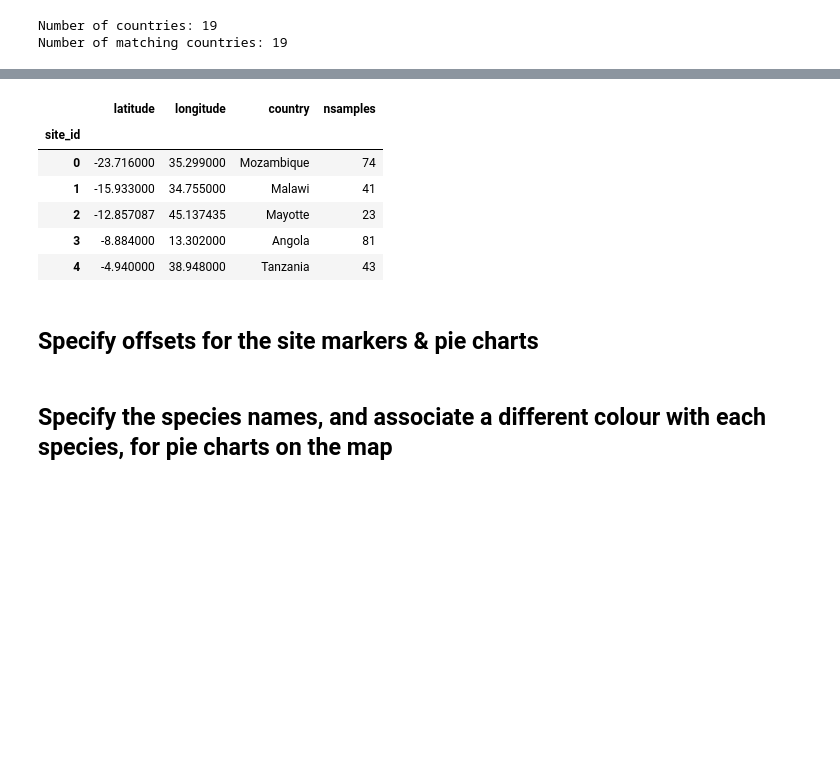
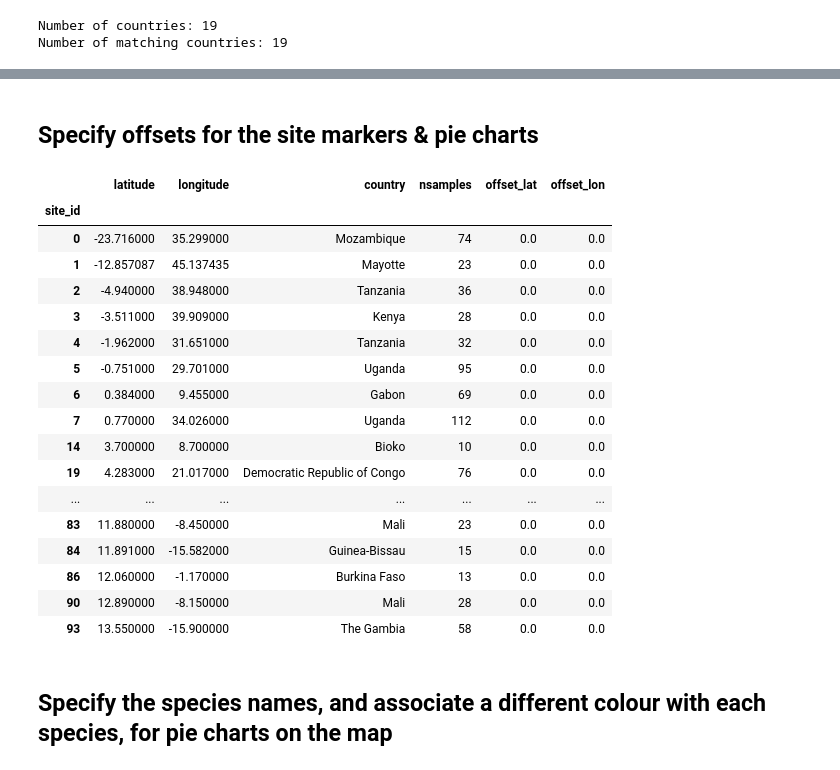
Before and after one commit to malariagen/ag1000g-phase3-data-paper, a Jupyter notebook: notebooks/GEM_pyr_ir_maps_v2.ipynb, the cells around one changed output, grey strips where cells are left out. Cells and saved outputs as stored; diff of their text form; code cells hidden in the pictures; blank space fills up the shorter version.

```diff
--- a/notebooks/GEM_pyr_ir_maps_v2.ipynb
+++ b/notebooks/GEM_pyr_ir_maps_v2.ipynb
@@ -548,12 +585,2 @@ country_metadata[['offset_lat', 'offset_lon']]
-# %%
-sites_with_many_samples.head()
-# %% [output]
-|  | latitude | longitude | country | nsamples |
-| site_id |  |  |  |  |
-| 0 | -23.716000 | 35.299000 | Mozambique | 74 |
-| 1 | -15.933000 | 34.755000 | Malawi | 41 |
-| 2 | -12.857087 | 45.137435 | Mayotte | 23 |
-| 3 | -8.884000 | 13.302000 | Angola | 81 |
-| 4 | -4.940000 | 38.948000 | Tanzania | 43 |
 # %% [markdown]
 ## Specify offsets for the site markers & pie charts
@@ -560,2 +591,23 @@ sites_with_many_samples.head()
+# %%
+sites_with_many_samples_gamb
+# %% [output]
+|  | latitude | longitude | country | nsamples | offset_lat | offset_lon |
+| site_id |  |  |  |  |  |  |
+| 0 | -23.716000 | 35.299000 | Mozambique | 74 | 0.0 | 0.0 |
+| 1 | -12.857087 | 45.137435 | Mayotte | 23 | 0.0 | 0.0 |
+| 2 | -4.940000 | 38.948000 | Tanzania | 36 | 0.0 | 0.0 |
+| 3 | -3.511000 | 39.909000 | Kenya | 28 | 0.0 | 0.0 |
+| 4 | -1.962000 | 31.651000 | Tanzania | 32 | 0.0 | 0.0 |
+| 5 | -0.751000 | 29.701000 | Uganda | 95 | 0.0 | 0.0 |
+| 6 | 0.384000 | 9.455000 | Gabon | 69 | 0.0 | 0.0 |
+| 7 | 0.770000 | 34.026000 | Uganda | 112 | 0.0 | 0.0 |
+| 14 | 3.700000 | 8.700000 | Bioko | 10 | 0.0 | 0.0 |
+| 19 | 4.283000 | 21.017000 | Democratic Republic of Congo | 76 | 0.0 | 0.0 |
+| ... | ... | ... | ... | ... | ... | ... |
+| 83 | 11.880000 | -8.450000 | Mali | 23 | 0.0 | 0.0 |
+| 84 | 11.891000 | -15.582000 | Guinea-Bissau | 15 | 0.0 | 0.0 |
+| 86 | 12.060000 | -1.170000 | Burkina Faso | 13 | 0.0 | 0.0 |
+| 90 | 12.890000 | -8.150000 | Mali | 28 | 0.0 | 0.0 |
+| 93 | 13.550000 | -15.900000 | The Gambia | 58 | 0.0 | 0.0 |
 # %%
 # Default the site offsets to 0
```
Also changed, not shown: parts of 35 cells of this notebook, 10 other files.
